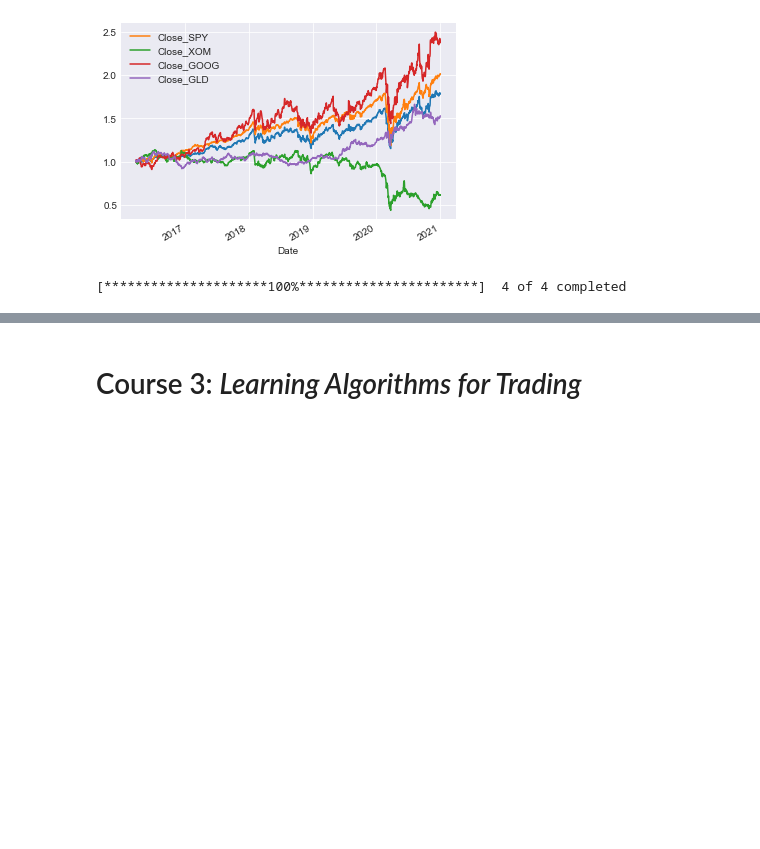
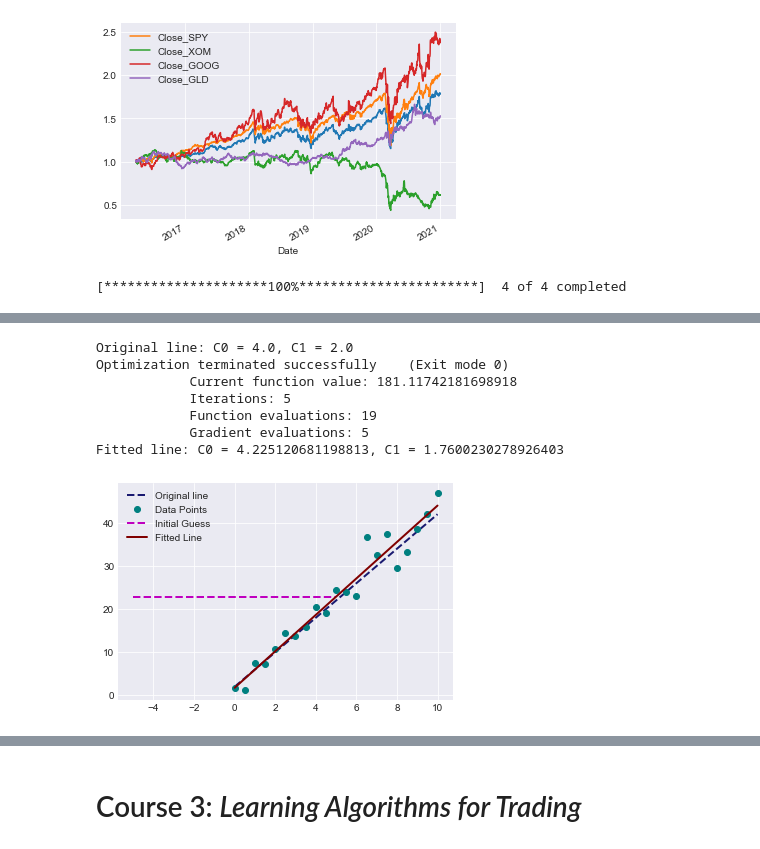
Before and after one commit to Alejandro-Duenas/deep-learning-portfolio, a Jupyter notebook: ML for Trading.ipynb, the cells around one changed output, grey strips where cells are left out. Cells and saved outputs as stored; diff of their text form; code cells hidden in the pictures; blank space fills up the shorter version.

```diff
--- a/ML for Trading.ipynb
+++ b/ML for Trading.ipynb
@@ -882,0 +965,71 @@ portfolio = Portfolio(tickers,'5y',weights)
+# %%
+def error(line, data):
+    """Compute error between given line model and obesrved data.
+
+    INPUTS:
+    ------
+    line: tuple/list/array (C0,C1) where C0 is slope and C1 is Y-intercept
+    data: 2D array where each row is a point (x,y)
+
+    OUPUTS:
+    -------
+    e: returns arror as a single real value.
+    """
+
+    # Metric: Sum of squared Y-axis differences
+    e = np.sum(np.power(data[:,1]-(line[0]*data[:,0]+line[1]),2))
+    return e
+# %%
+def fit_line(data, erroc_func):
+    """Fit a line to given data, using supplied error function.
+
+    Inputs:
+    -------
+    data: 2D array where each row is point (x,y)
+    error_func: function that computes the error between a line and observed data
+
+    Outputs:
+    --------
+    (c0,c1): tuple with the slope c0 and the intercept c1 of the line
+    """
+    l = np.float32([0,np.mean(data[:,1])]) # guess of slope = 0 and intercept = mean(data)
+
+    # Plot initial guess
+    x_ends = np.float32([-5,5])
+    plt.plot(x_ends,l[0]*x_ends+l[1],'m--',linewidth=2.0, label = "Initial Guess")
+
+    # Call the optimizer to minimize the error function
+    result = spo.minimize(erroc_func,l,args=(data,),method='SLSQP',options={'disp':True})
+    return result.x
+
+
+def test_run():
+    # Define original line
+    l_orig = np.float32([4,2])
+    print("Original line: C0 = {}, C1 = {}".format(l_orig[0],l_orig[1]))
+    Xorig = np.linspace(0,10,21)
+    Yorig = l_orig[0]*Xorig+l_orig[1]
+    plt.plot(Xorig,Yorig,'--',linewidth=2,label='Original line',color='midnightblue')
+
+    # Generate noisy data points
+    noise_sigma = 3
+    noise = np.random.normal(0,noise_sigma,Yorig.shape)
+    data = np.array([Xorig,Yorig+noise]).T
+    plt.plot(data[:,0],data[:,1],'o',color='teal',label='Data Points')
+
+    # Try to fit a line to thi data
+    l_fit = fit_line(data,error)
+    print("Fitted line: C0 = {}, C1 = {}".format(l_fit[0],l_fit[1]))
+    plt.plot(data[:,0],l_fit[0]*data[:,0]+l_fit[1],color='maroon',linewidth=2,
+             label='Fitted Line')
+    plt.legend()
+test_run()
+# %% [output]
+Original line: C0 = 4.0, C1 = 2.0
+Optimization terminated successfully    (Exit mode 0)
+            Current function value: 181.11742181698918
+            Iterations: 5
+            Function evaluations: 19
+            Gradient evaluations: 5
+Fitted line: C0 = 4.225120681198813, C1 = 1.7600230278926403
+[figure, added]
```
Also changed, not shown: parts of 21 cells of this notebook, 1 other file.
